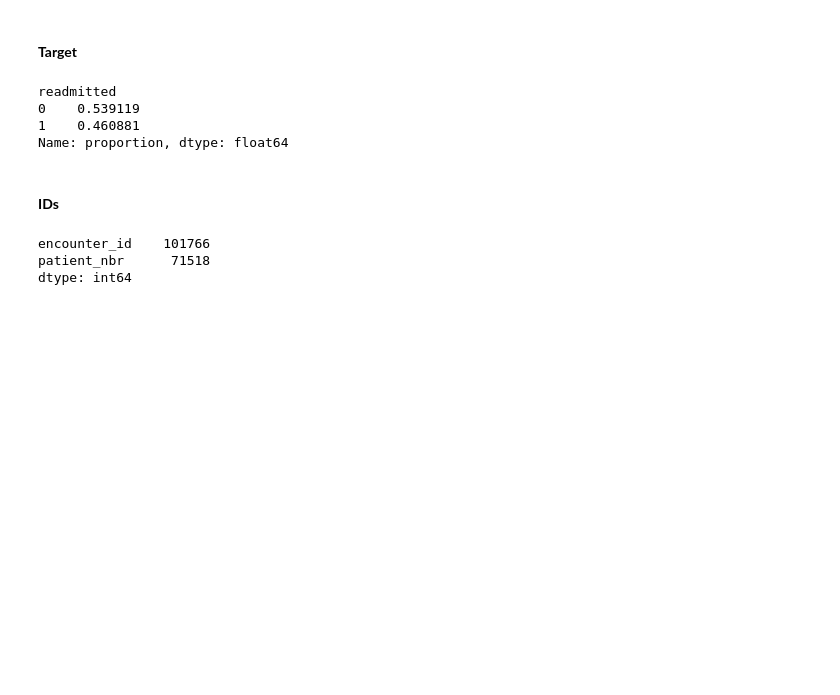
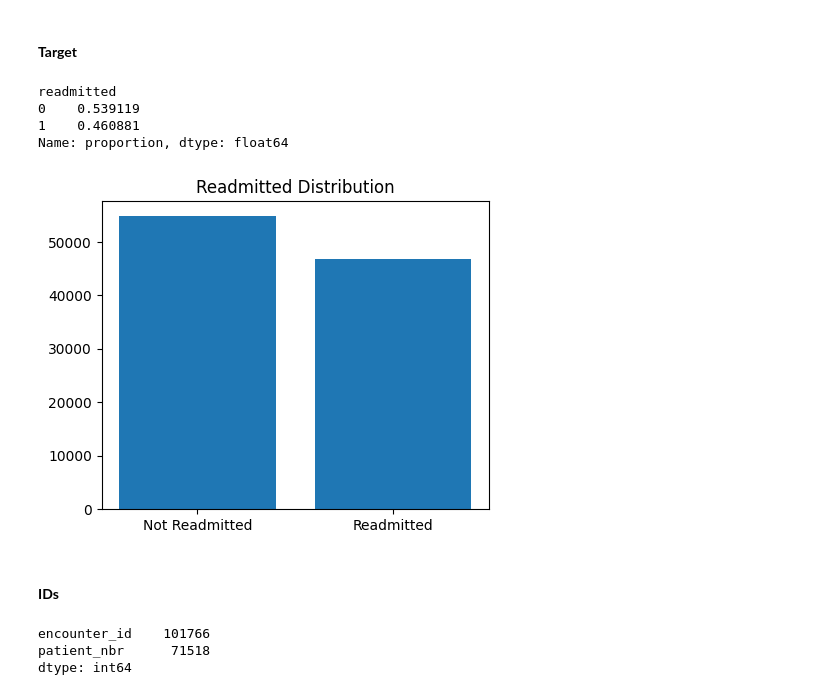
Before and after one commit to fmportela/mlops-group-project-23-24, a Jupyter notebook: notebooks/eda.ipynb, the cells around one changed output. Cells and saved outputs as stored; diff of their text form; code cells hidden in the pictures; blank space fills up the shorter version.

```diff
--- a/notebooks/eda.ipynb
+++ b/notebooks/eda.ipynb
@@ -166,6 +154,13 @@ readmitted
 0    0.539119
 1    0.460881
 Name: proportion, dtype: float64
+# %%
+plt.figure(figsize=(5, 4))
+plt.bar(["Not Readmitted", "Readmitted"], target_data.value_counts().values)
+plt.title('Readmitted Distribution')
+plt.show()
+# %% [output]
+[figure, added]
 # %% [markdown]
 #### **IDs**
 # %%
```
Also changed, not shown: parts of 5 cells of this notebook.
